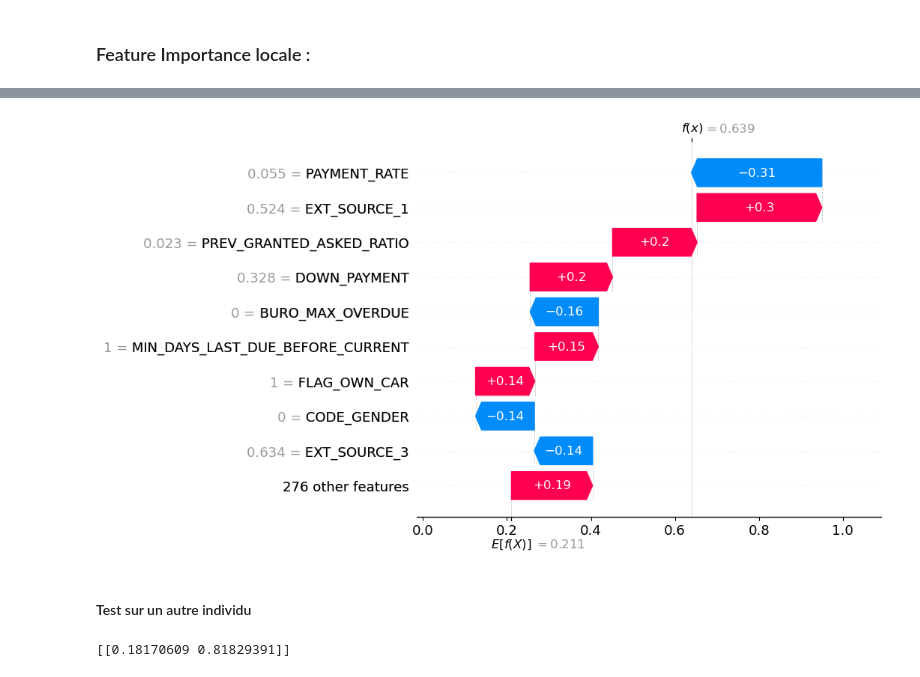
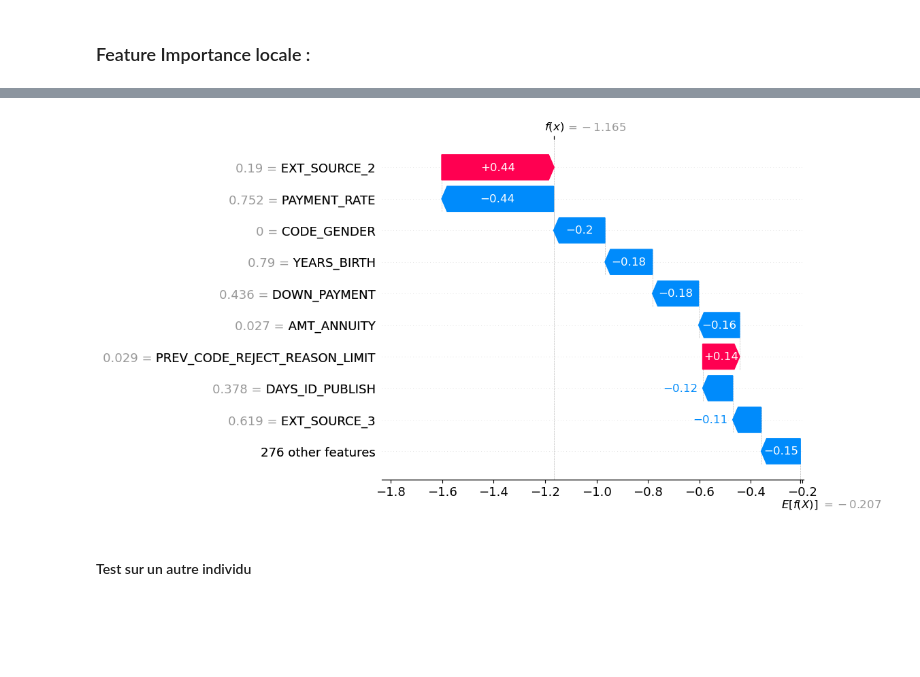
Before and after one commit to AntoineAr/Home-Credit-Project, a Jupyter notebook: Modélisation/Modélisation.ipynb, the cells around one changed output, grey strips where cells are left out. Drawn from its saved outputs; the diff is of its cells as text; code cells hidden in the pictures; blank space fills up the shorter version.

```diff
--- a/Modélisation/Modélisation.ipynb
+++ b/Modélisation/Modélisation.ipynb
@@ -1535,13 +1520,10 @@ shap.plots.waterfall(exp[0])
-# %%
-# waterfall qui montre le chemin pour arriver à la proba de remboursement
-exp = shap.Explanation(shap_values[0], explainer.expected_value[0], sample_test_data, feature_names=feature_names)
-shap.plots.waterfall(exp[0])
-# %% [output]
-[figure, removed]
+# %%
+# Graphique d'explication individuelle détaillé
+shap.waterfall_plot(shap.Explanation(values=shap_values[1][sample_idx],
+                                     base_values=explainer.expected_value[1],
+                                     data=X_val_scaled[sample_idx],
+                                     feature_names=feature_names))
+# %% [output]
+[figure, added]
 # %% [markdown]
 #### Test sur un autre individu
-# %%
-# On regarde la prédiction du modèle pour cet individu :
-print(lgbm_clf.predict_proba(X_val_scaled[2,:].reshape(1, -1)))
-# %% [output]
-[[0.18170609 0.81829391]]
```
Also changed, not shown: parts of 16 cells of this notebook, 2 other files.
